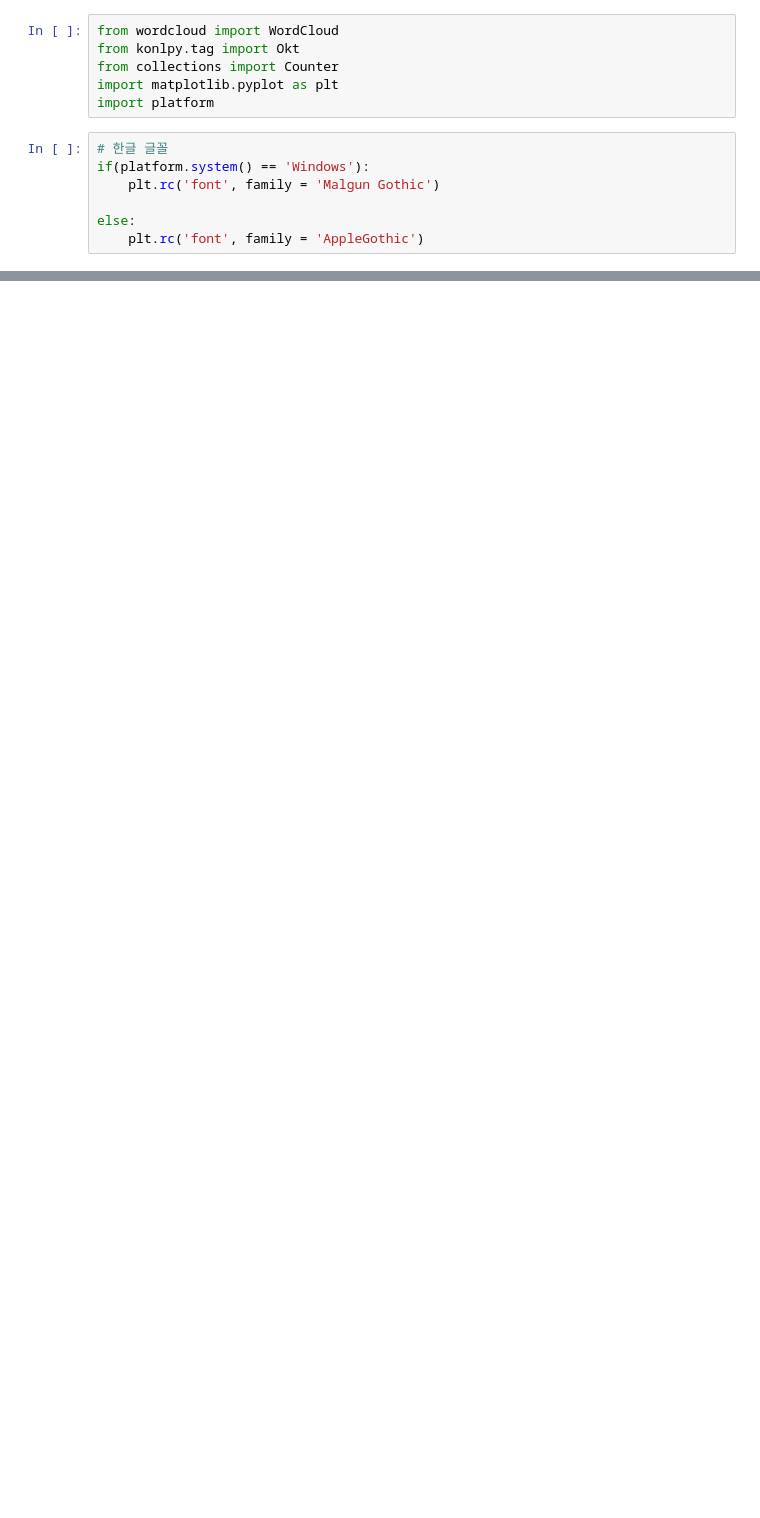
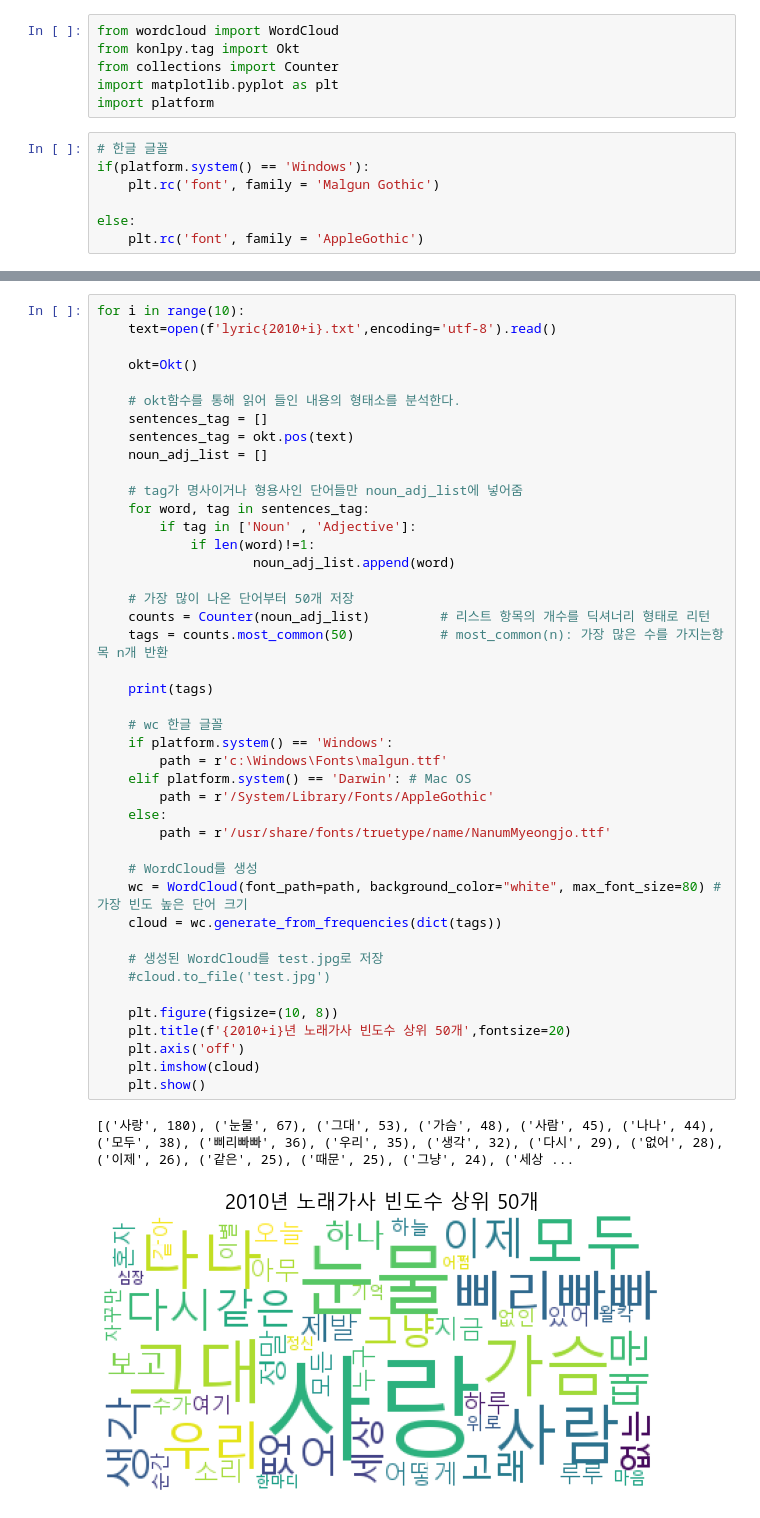
Before and after one commit to Son-BR/KDT_Projects, a Jupyter notebook: EXAM_CRAW/Crawling_Project/ex_konlpy.ipynb, the cells around one changed output, grey strips where cells are left out. Saved outputs shown, nothing was run; the diff lists cells and outputs as text; blank space fills up the shorter version.

```diff
--- a/EXAM_CRAW/Crawling_Project/ex_konlpy.ipynb
+++ b/EXAM_CRAW/Crawling_Project/ex_konlpy.ipynb
@@ -112 +108,47 @@ for i in range(10):
 ... (8 outputs left out)
+# %%
+for i in range(10):
+    text=open(f'lyric{2010+i}.txt',encoding='utf-8').read()
+
+    okt=Okt()
+
+    # okt함수를 통해 읽어 들인 내용의 형태소를 분석한다.
+    sentences_tag = []
+    sentences_tag = okt.pos(text)
+    noun_adj_list = []
+
+    # tag가 명사이거나 형용사인 단어들만 noun_adj_list에 넣어줌
+    for word, tag in sentences_tag:
+        if tag in ['Noun' , 'Adjective']:
+            if len(word)!=1:
+                    noun_adj_list.append(word)
+
+    # 가장 많이 나온 단어부터 50개 저장
+    counts = Counter(noun_adj_list)         # 리스트 항목의 개수를 딕셔너리 형태로 리턴
+    tags = counts.most_common(50)           # most_common(n): 가장 많은 수를 가지는항목 n개 반환
+
+    print(tags)
+
+    # wc 한글 글꼴
+    if platform.system() == 'Windows':
+        path = r'c:\Windows\Fonts\malgun.ttf'
+    elif platform.system() == 'Darwin': # Mac OS
+        path = r'/System/Library/Fonts/AppleGothic'
+    else:
+        path = r'/usr/share/fonts/truetype/name/NanumMyeongjo.ttf'
+
+    # WordCloud를 생성
+    wc = WordCloud(font_path=path, background_color="white", max_font_size=80) # 가장 빈도 높은 단어 크기
+    cloud = wc.generate_from_frequencies(dict(tags))
+
+    # 생성된 WordCloud를 test.jpg로 저장
+    #cloud.to_file('test.jpg')
+
+    plt.figure(figsize=(10, 8))
+    plt.title(f'{2010+i}년 노래가사 빈도수 상위 50개',fontsize=20)
+    plt.axis('off')
+    plt.imshow(cloud)
+    plt.show()
+# %% [output]
+[('사랑', 180), ('눈물', 67), ('그대', 53), ('가슴', 48), ('사람', 45), ('나나', 44), ('모두', 38), ('삐리빠빠', 36), ('우리', 35), ('생각', 32), ('다시', 29), ('없어', 28), ('이제', 26), ('같은', 25), ('때문', 25), ('그냥', 24), ('세상 ...
+[figure, added]
```
Also changed, not shown: parts of 4 cells of this notebook, 9 other files.
